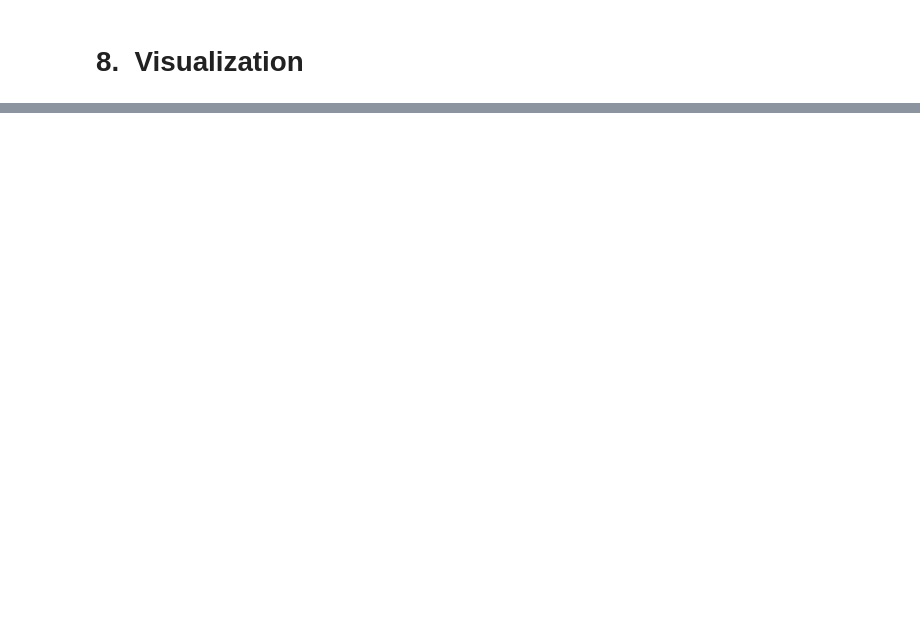
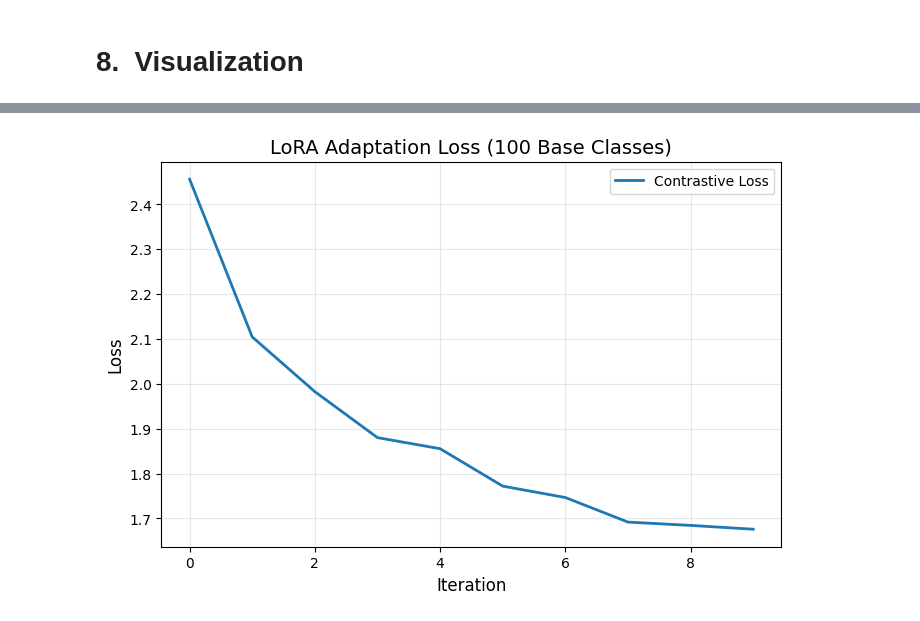
Before and after one commit to HoangTimothy/DL-Assignment-DNAC1, a Jupyter notebook: notebooks/DL_BTL1_Multimodal.ipynb, the cells around one changed output, grey strips where cells are left out. Drawn from its saved outputs; the diff is of its cells as text; code cells hidden in the pictures; blank space fills up the shorter version.

```diff
--- a/notebooks/DL_BTL1_Multimodal.ipynb
+++ b/notebooks/DL_BTL1_Multimodal.ipynb
@@ -674,10 +698,27 @@ print(summary.to_string(index=False))
 # %%
 def plot_training_loss(loss_history):
     plt.figure(figsize=(8, 5))
     plt.plot(loss_history, color='#1f77b4', linewidth=2, label='Contrastive Loss')
     plt.title("LoRA Adaptation Loss (100 Base Classes)", fontsize=14)
     plt.xlabel("Iteration", fontsize=12)
     plt.ylabel("Loss", fontsize=12)
     plt.grid(True, alpha=0.3)
     plt.legend()
     plt.show()
+
+loss_values = [
+    2.4563,
+    2.1047,
+    1.9827,
+    1.8802,
+    1.8555,
+    1.7721,
+    1.7467,
+    1.6919,
+    1.6845,
+    1.6760
+]
+
+plot_training_loss(loss_values)
+# %% [output]
+[figure, added]
```
Also changed, not shown: parts of 9 cells of this notebook.
